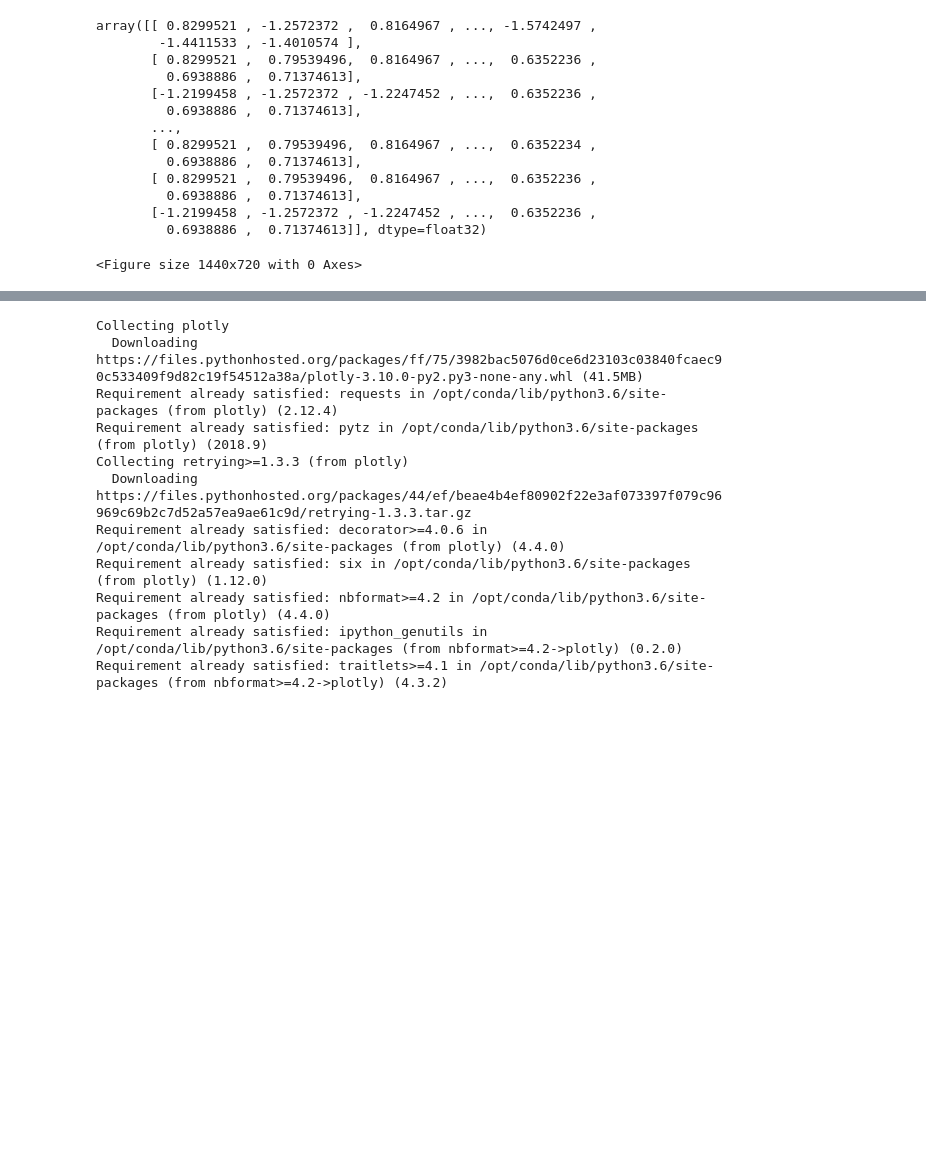
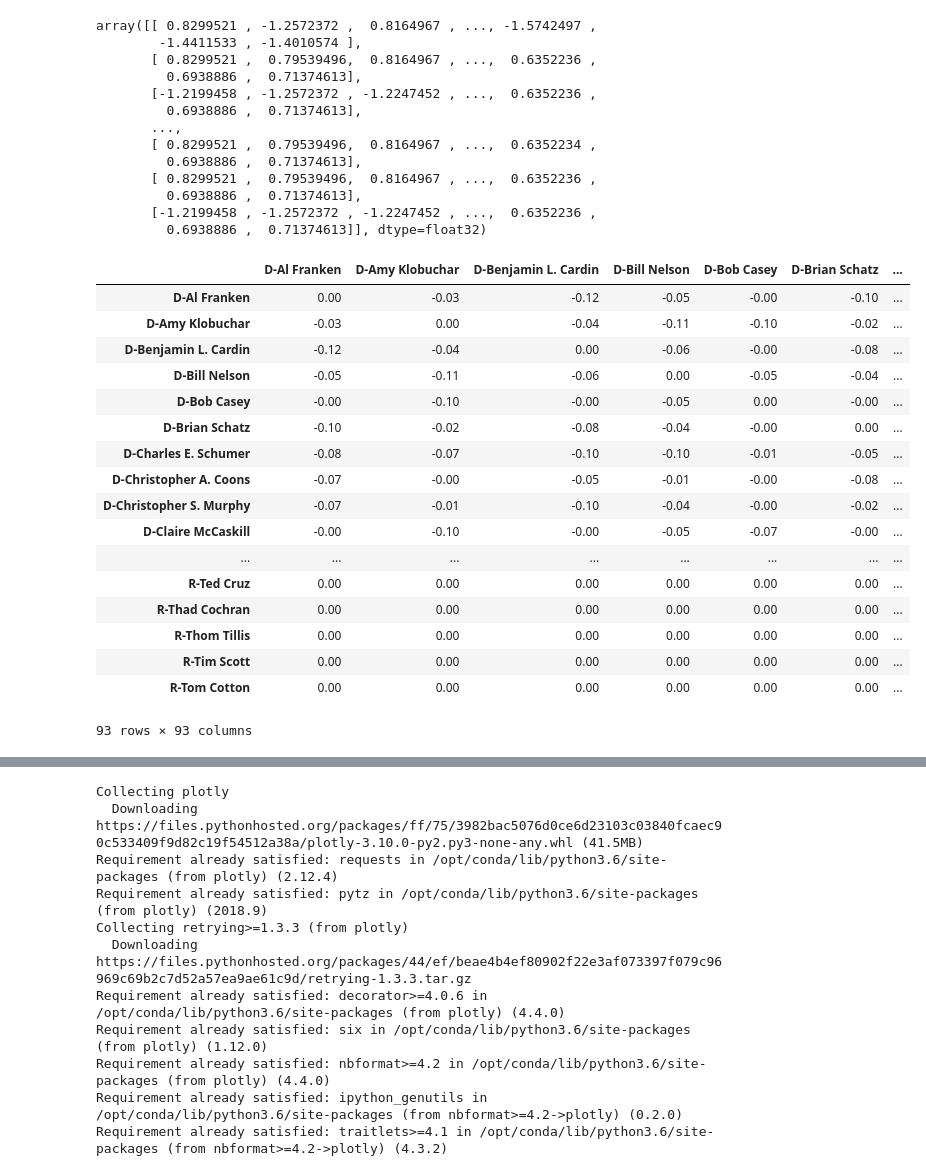
Before and after one commit to dchu1234/Spring2019, a Jupyter notebook: lecture-notes/16-Congressional-Voting-Data-Analysis.ipynb, the cells around one changed output, grey strips where cells are left out. Drawn from its saved outputs; the diff is of its cells as text; code cells hidden in the pictures; blank space fills up the shorter version.

```diff
--- a/lecture-notes/16-Congressional-Voting-Data-Analysis.ipynb
+++ b/lecture-notes/16-Congressional-Voting-Data-Analysis.ipynb
@@ -663,8 +664,23 @@ np.fill_diagonal(preccopy, 0)
-# %%
-# fig, axn = plt.subplots(2, 2, figsize=(15, 10), sharex=True, sharey=True)
-plt.figure(figsize=(20,10))
-df = pd.DataFrame(preccopy, index=hist.columns, columns=hist.columns)
-# %% [output]
-<Figure size 1440x720 with 0 Axes>
+# %%
+dfprecision.round(2)
+# %% [output]
+|  | D-Al Franken | D-Amy Klobuchar | D-Benjamin L. Cardin | D-Bill Nelson | D-Bob Casey | D-Brian Schatz | ... |
+| D-Al Franken | 0.00 | -0.03 | -0.12 | -0.05 | -0.00 | -0.10 | ... |
+| D-Amy Klobuchar | -0.03 | 0.00 | -0.04 | -0.11 | -0.10 | -0.02 | ... |
+| D-Benjamin L. Cardin | -0.12 | -0.04 | 0.00 | -0.06 | -0.00 | -0.08 | ... |
+| D-Bill Nelson | -0.05 | -0.11 | -0.06 | 0.00 | -0.05 | -0.04 | ... |
+| D-Bob Casey | -0.00 | -0.10 | -0.00 | -0.05 | 0.00 | -0.00 | ... |
+| D-Brian Schatz | -0.10 | -0.02 | -0.08 | -0.04 | -0.00 | 0.00 | ... |
+| D-Charles E. Schumer | -0.08 | -0.07 | -0.10 | -0.10 | -0.01 | -0.05 | ... |
+| D-Christopher A. Coons | -0.07 | -0.00 | -0.05 | -0.01 | -0.00 | -0.08 | ... |
+| D-Christopher S. Murphy | -0.07 | -0.01 | -0.10 | -0.04 | -0.00 | -0.02 | ... |
+| D-Claire McCaskill | -0.00 | -0.10 | -0.00 | -0.05 | -0.07 | -0.00 | ... |
+| ... | ... | ... | ... | ... | ... | ... | ... |
+| R-Ted Cruz | 0.00 | 0.00 | 0.00 | 0.00 | 0.00 | 0.00 | ... |
+| R-Thad Cochran | 0.00 | 0.00 | 0.00 | 0.00 | 0.00 | 0.00 | ... |
+| R-Thom Tillis | 0.00 | 0.00 | 0.00 | 0.00 | 0.00 | 0.00 | ... |
+| R-Tim Scott | 0.00 | 0.00 | 0.00 | 0.00 | 0.00 | 0.00 | ... |
+| R-Tom Cotton | 0.00 | 0.00 | 0.00 | 0.00 | 0.00 | 0.00 | ... |
+93 rows × 93 columns
 # %%
 plt.figure(figsize=(20,20))
```
Also changed, not shown: parts of 6 cells of this notebook.
